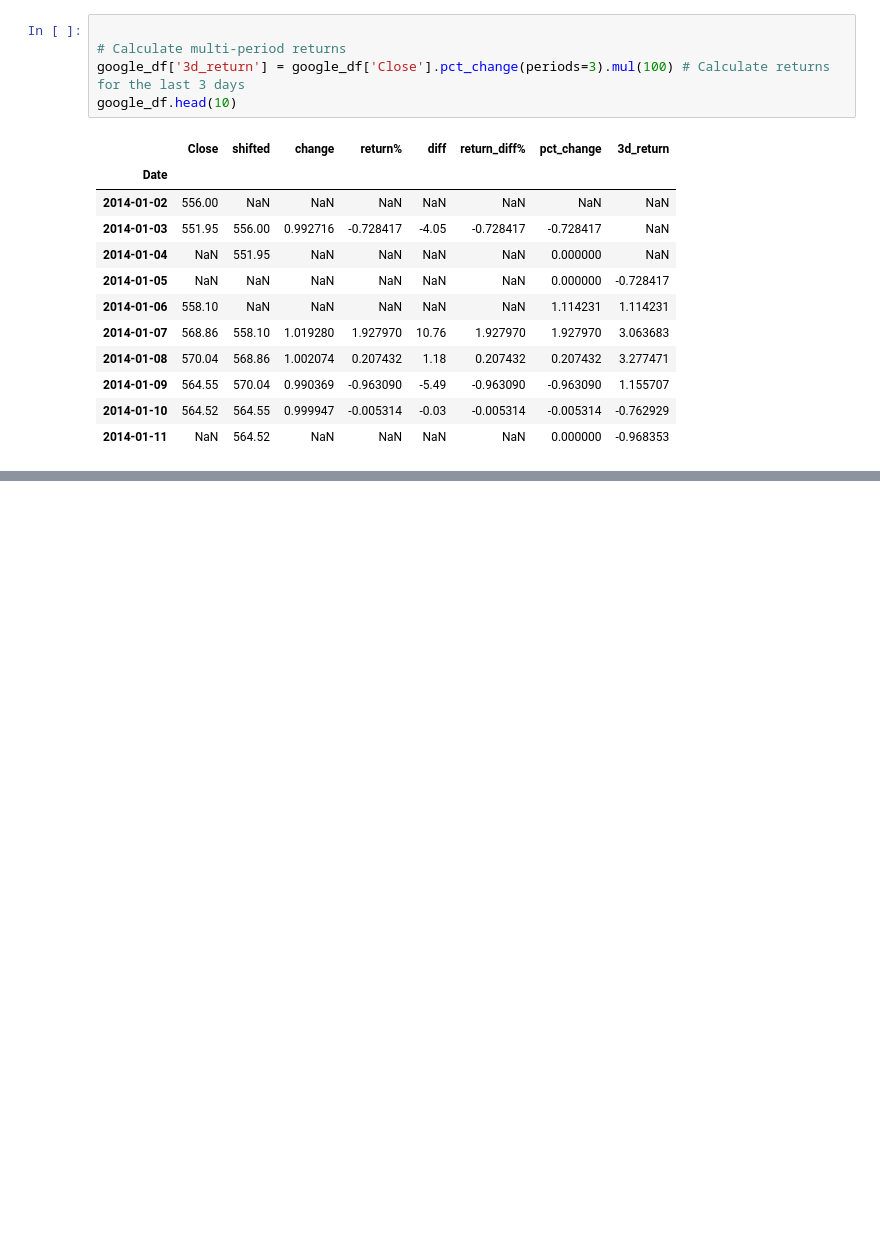
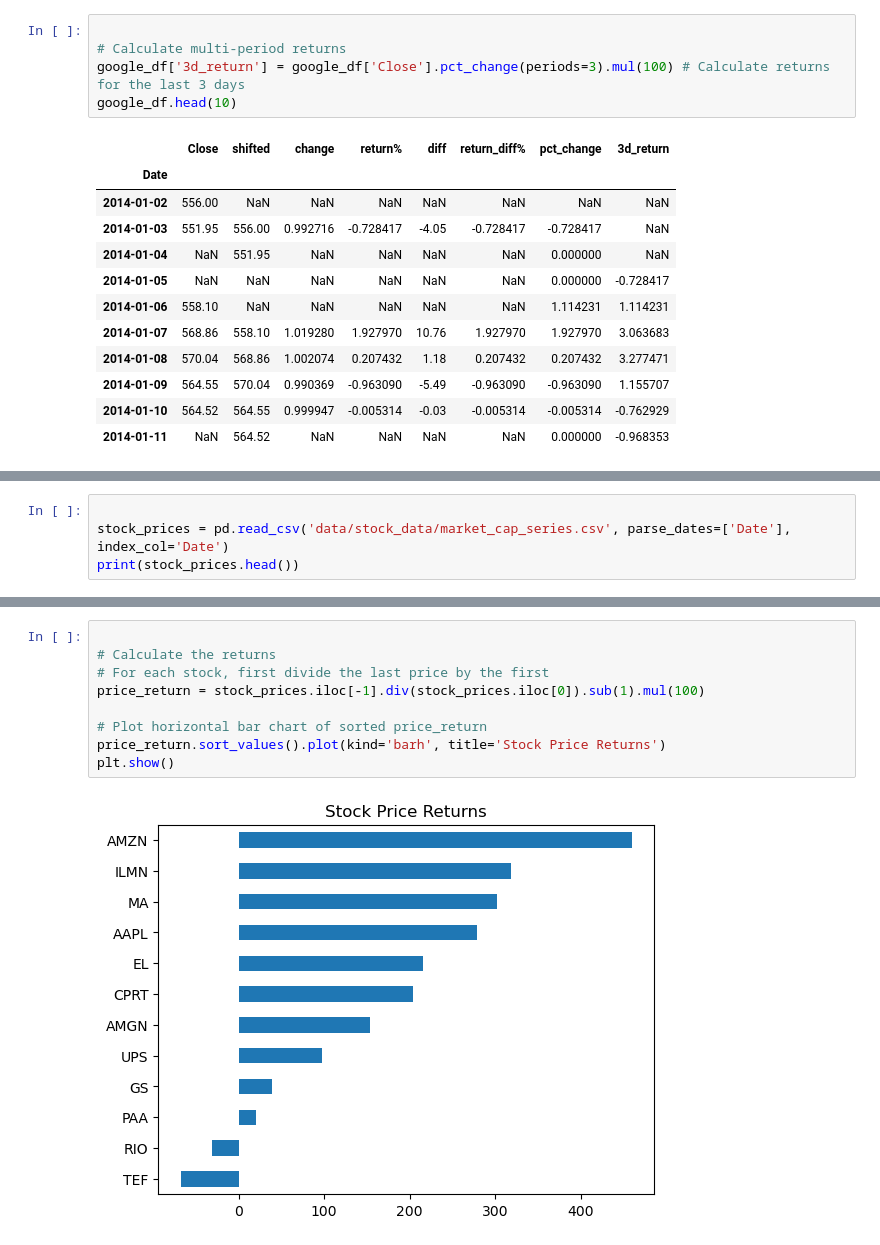
Before and after one commit to nmasamba/finance_and_time_series_python, a Jupyter notebook: time_series_pandas/07_stock_returns.ipynb, the cells around one changed output, grey strips where cells are left out. Cells and saved outputs as stored; diff of their text form; blank space fills up the shorter version.

Commit message:
added multi-stock returns

```diff
--- a/time_series_pandas/07_stock_returns.ipynb
+++ b/time_series_pandas/07_stock_returns.ipynb
@@ -127,0 +133,4 @@ google_df.head(10)
+# %%
+
+stock_prices = pd.read_csv('data/stock_data/market_cap_series.csv', parse_dates=['Date'], index_col='Date')
+print(stock_prices.head())
@@ -127,0 +177,11 @@ google_df.head(10)
+# %%
+
+# Calculate the returns
+# For each stock, first divide the last price by the first
+price_return = stock_prices.iloc[-1].div(stock_prices.iloc[0]).sub(1).mul(100)
+
+# Plot horizontal bar chart of sorted price_return
+price_return.sort_values().plot(kind='barh', title='Stock Price Returns')
+plt.show()
+# %% [output]
+[figure, added]
```
Also changed, not shown: parts of 5 cells of this notebook.
